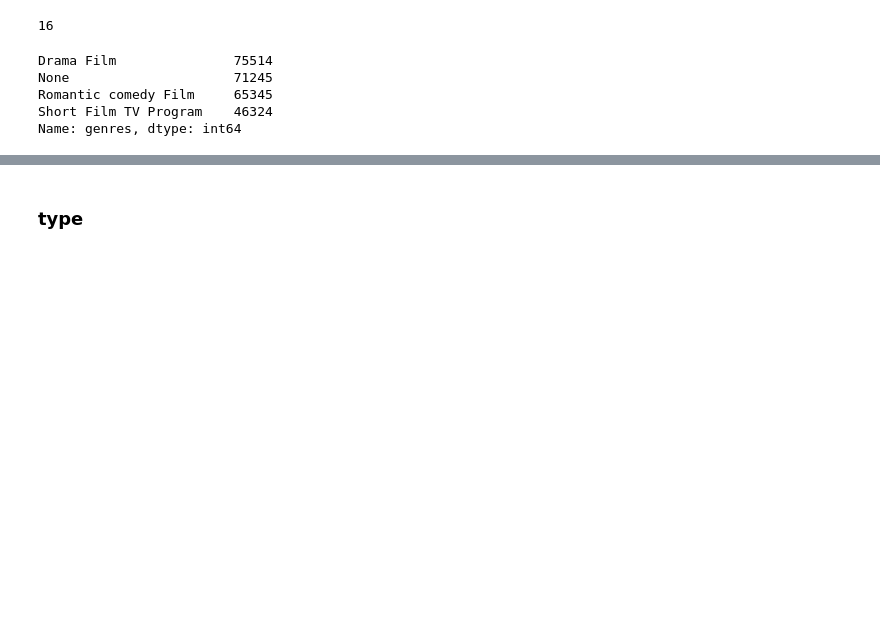
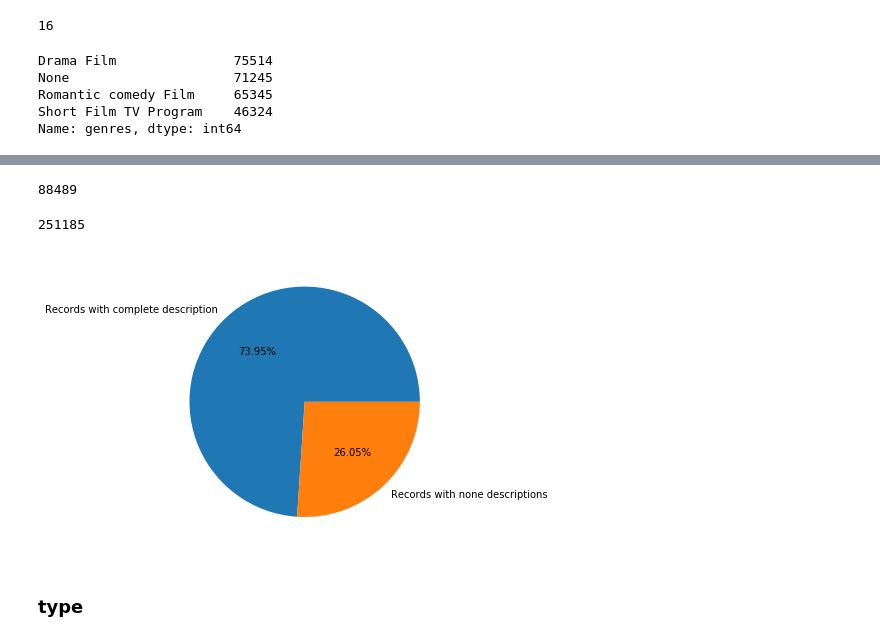
Before and after one commit to Denissovan/VINF-stats-indexing, a Jupyter notebook: VINF-indexovanie.ipynb, the cells around one changed output, grey strips where cells are left out. Drawn from its saved outputs; the diff is of its cells as text; code cells hidden in the pictures; blank space fills up the shorter version.

```diff
--- a/VINF-indexovanie.ipynb
+++ b/VINF-indexovanie.ipynb
@@ -234,3 +340,24 @@ Name: genres, dtype: int64
+# %%
+descriptions = descriptions.explode('description')
+# %%
+num_of_none_descriptions = len(descriptions[descriptions['description'] == "None"])
+# %%
+num_of_none_descriptions
+# %% [output]
+88489
+# %%
+num_of_all_descriptions-num_of_none_descriptions
+# %% [output]
+251185
+# %%
+percentage_of_none_descriptions = (num_of_all_descriptions/100)*num_of_none_descriptions
+# %%
+percentage_of_complete_descriptions = (num_of_all_descriptions/100)*(num_of_all_descriptions-num_of_none_descriptions)
+# %%
+printPieChart(['Records with complete description', 'Records with none descriptions'],
+              [percentage_of_complete_descriptions, percentage_of_none_descriptions])
+# %% [output]
+[figure, added]
 # %% [markdown]
 ### type
 # %%
```
Also changed, not shown: parts of 44 cells of this notebook.
